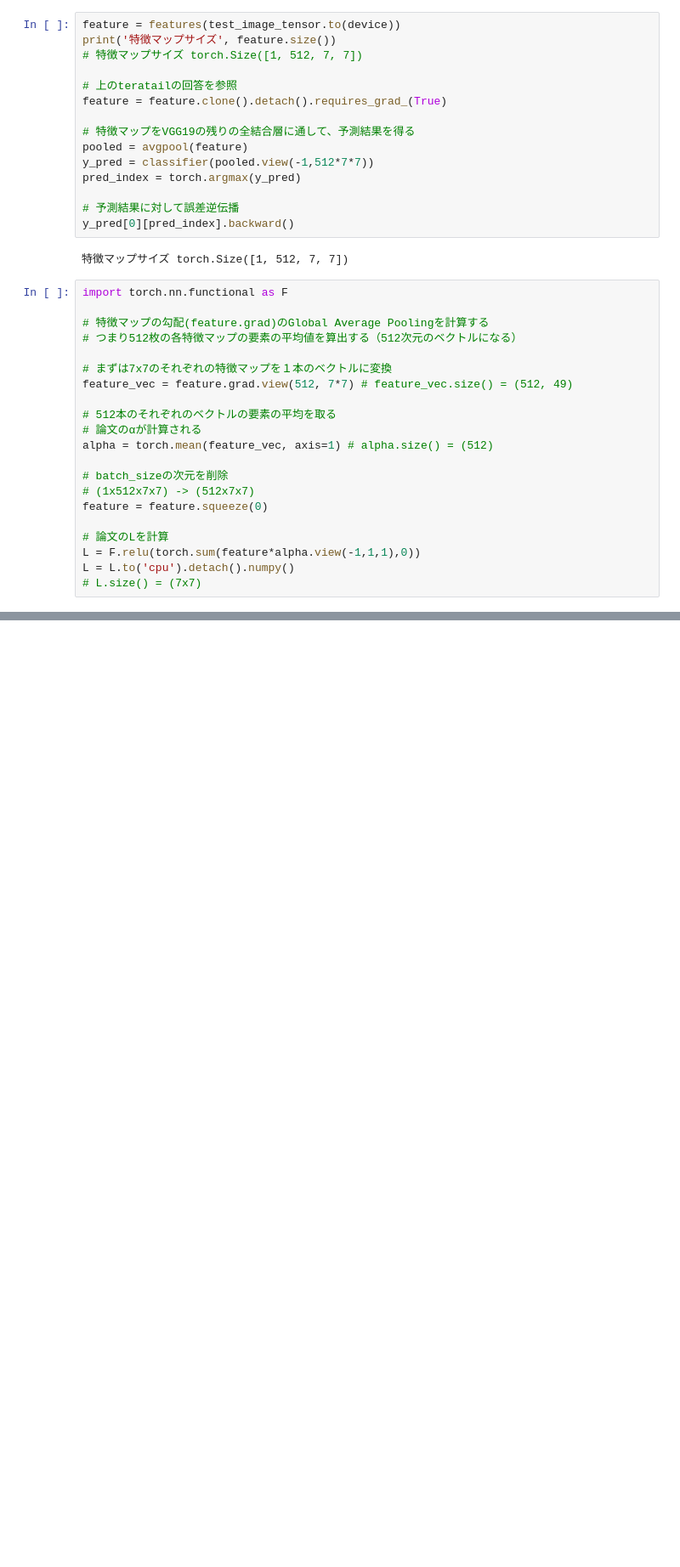
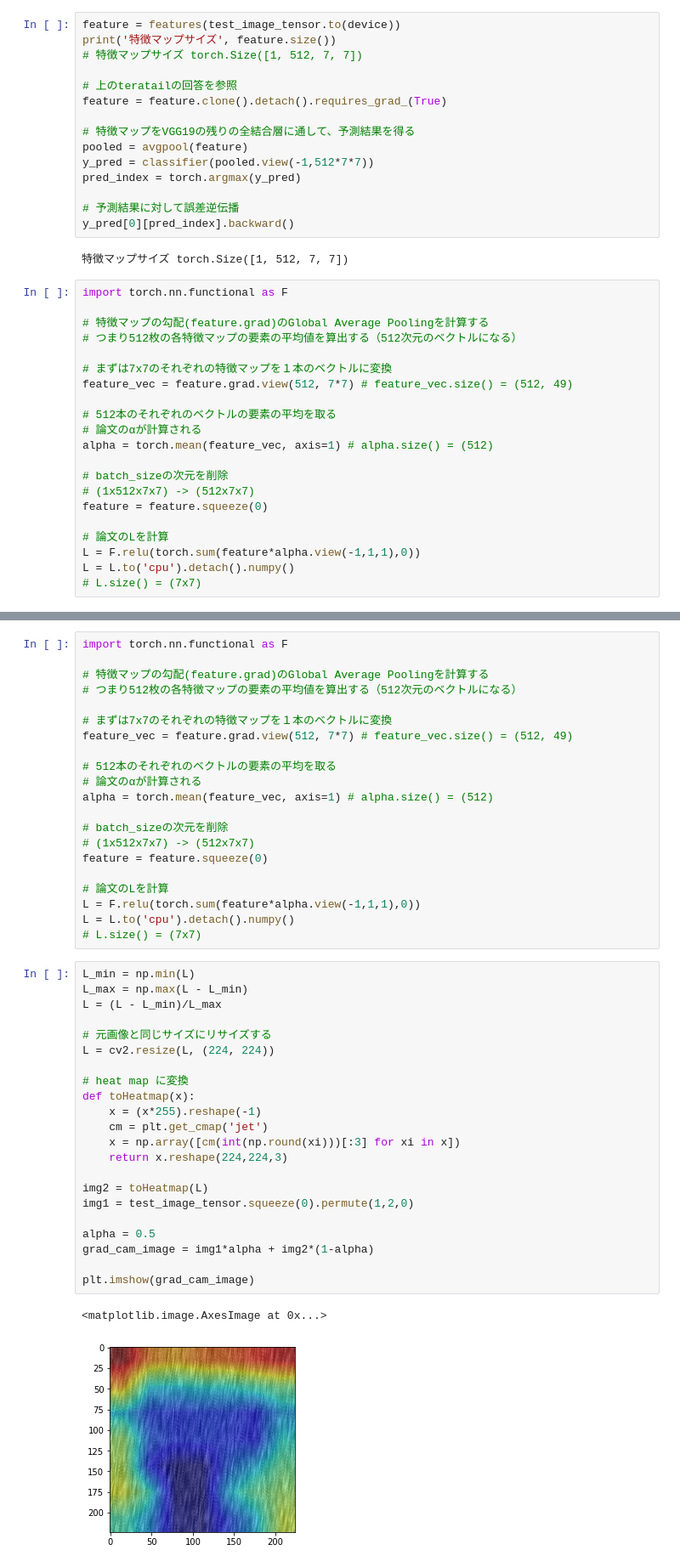
Before and after one commit to tanakakao/test, a Jupyter notebook: Untitled12.ipynb, the cells around one changed output, grey strips where cells are left out. Shown at 85% size. Saved outputs shown, nothing was run; the diff lists cells and outputs as text; blank space fills up the shorter version.

```diff
--- a/Untitled12.ipynb
+++ b/Untitled12.ipynb
@@ -462,0 +503,46 @@ test_image
+# %%
+import torch.nn.functional as F
+
+# 特徴マップの勾配(feature.grad)のGlobal Average Poolingを計算する
+# つまり512枚の各特徴マップの要素の平均値を算出する（512次元のベクトルになる）
+
+# まずは7x7のそれぞれの特徴マップを１本のベクトルに変換
+feature_vec = feature.grad.view(512, 7*7) # feature_vec.size() = (512, 49)
+
+# 512本のそれぞれのベクトルの要素の平均を取る
+# 論文のαが計算される
+alpha = torch.mean(feature_vec, axis=1) # alpha.size() = (512)
+
+# batch_sizeの次元を削除
+# (1x512x7x7) -> (512x7x7)
+feature = feature.squeeze(0)
+
+# 論文のLを計算
+L = F.relu(torch.sum(feature*alpha.view(-1,1,1),0))
+L = L.to('cpu').detach().numpy()
+# L.size() = (7x7)
+# %%
+L_min = np.min(L)
+L_max = np.max(L - L_min)
+L = (L - L_min)/L_max
+
+# 元画像と同じサイズにリサイズする
+L = cv2.resize(L, (224, 224))
+
+# heat map に変換
+def toHeatmap(x):
+    x = (x*255).reshape(-1)
+    cm = plt.get_cmap('jet')
+    x = np.array([cm(int(np.round(xi)))[:3] for xi in x])
+    return x.reshape(224,224,3)
+
+img2 = toHeatmap(L)
+img1 = test_image_tensor.squeeze(0).permute(1,2,0)
+
+alpha = 0.5
+grad_cam_image = img1*alpha + img2*(1-alpha)
+
+plt.imshow(grad_cam_image)
+# %% [output]
+<matplotlib.image.AxesImage at 0x...>
+[figure, added]
```
Also changed, not shown: parts of 8 cells of this notebook.
